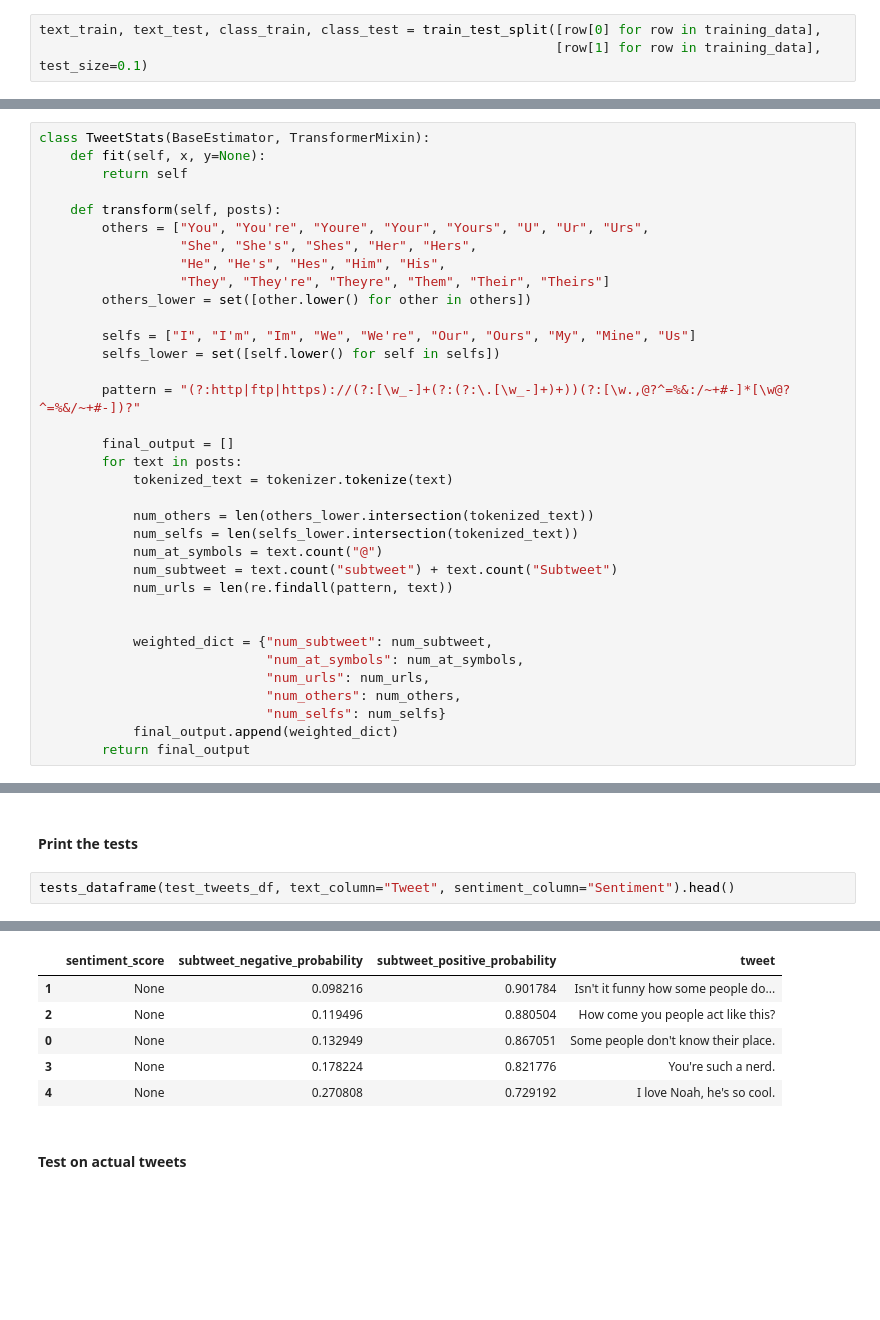
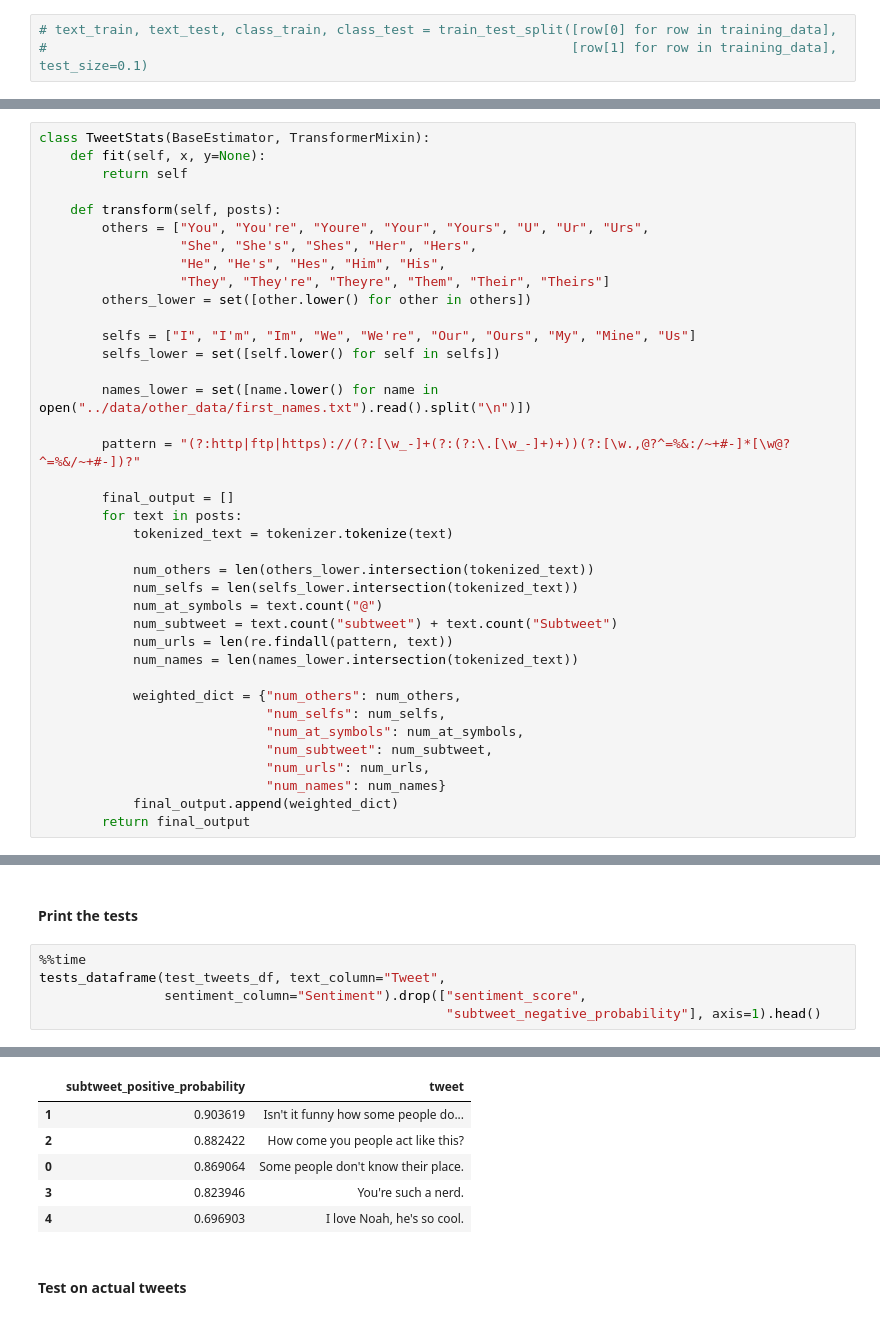
Before and after one commit to segalgouldn/Senior-Project-Subtweets, a Jupyter notebook: development/classifier_creator.ipynb, the cells around one changed output, grey strips where cells are left out. Cells and saved outputs as stored; diff of their text form; blank space fills up the shorter version.

```diff
--- a/development/classifier_creator.ipynb
+++ b/development/classifier_creator.ipynb
@@ -83,6 +83,6 @@ training_data = subtweets_data + non_subtweets_data
 # %%
-text_train, text_test, class_train, class_test = train_test_split([row[0] for row in training_data],
-                                                                  [row[1] for row in training_data], test_size=0.1)
+# text_train, text_test, class_train, class_test = train_test_split([row[0] for row in training_data],
+#                                                                   [row[1] for row in training_data], test_size=0.1)
 # %% [markdown]
 #### Use NLTK's tokenizer instead of Scikit's
 # %%
@@ -104,6 +104,8 @@ class TweetStats(BaseEstimator, TransformerMixin):
         selfs = ["I", "I'm", "Im", "We", "We're", "Our", "Ours", "My", "Mine", "Us"]
         selfs_lower = set([self.lower() for self in selfs])
 
+        names_lower = set([name.lower() for name in open("../data/other_data/first_names.txt").read().split("\n")])
+
         pattern = "(?:http|ftp|https)://(?:[\w_-]+(?:(?:\.[\w_-]+)+))(?:[\w.,@?^=%&:/~+#-]*[\w@?^=%&/~+#-])?"
 
         final_output = []
@@ -115,13 +117,14 @@ class TweetStats(BaseEstimator, TransformerMixin):
             num_at_symbols = text.count("@")
             num_subtweet = text.count("subtweet") + text.count("Subtweet")
             num_urls = len(re.findall(pattern, text))
+            num_names = len(names_lower.intersection(tokenized_text))
 
-
-            weighted_dict = {"num_subtweet": num_subtweet,
+            weighted_dict = {"num_others": num_others,
+                             "num_selfs": num_selfs,
                              "num_at_symbols": num_at_symbols,
+                             "num_subtweet": num_subtweet,
                              "num_urls": num_urls,
-                             "num_others": num_others,
-                             "num_selfs": num_selfs}
+                             "num_names": num_names}
             final_output.append(weighted_dict)
         return final_output
 # %% [markdown]
@@ -264,5 +271,8 @@ test_tweets_df = pd.DataFrame({"Tweet": test_tweets, "Sentiment": [None]*len(tes
 # %% [markdown]
 #### Print the tests
 # %%
-tests_dataframe(test_tweets_df, text_column="Tweet", sentiment_column="Sentiment").head()
+%%time
+tests_dataframe(test_tweets_df, text_column="Tweet",
+                sentiment_column="Sentiment").drop(["sentiment_score",
+                                                    "subtweet_negative_probability"], axis=1).head()
 # %% [output]
@@ -269,9 +281,9 @@ tests_dataframe(test_tweets_df, text_column="Tweet", sentiment_column="Sentiment
-|  | sentiment_score | subtweet_negative_probability | subtweet_positive_probability | tweet |
-| 1 | None | 0.098216 | 0.901784 | Isn't it funny how some people do... |
-| 2 | None | 0.119496 | 0.880504 | How come you people act like this? |
-| 0 | None | 0.132949 | 0.867051 | Some people don't know their place. |
-| 3 | None | 0.178224 | 0.821776 | You're such a nerd. |
-| 4 | None | 0.270808 | 0.729192 | I love Noah, he's so cool. |
+|  | subtweet_positive_probability | tweet |
+| 1 | 0.903619 | Isn't it funny how some people do... |
+| 2 | 0.882422 | How come you people act like this? |
+| 0 | 0.869064 | Some people don't know their place. |
+| 3 | 0.823946 | You're such a nerd. |
+| 4 | 0.696903 | I love Noah, he's so cool. |
 # %% [markdown]
 #### Test on actual tweets
 # %%
```
Also changed, not shown: parts of 74 cells of this notebook, 8 other files.
